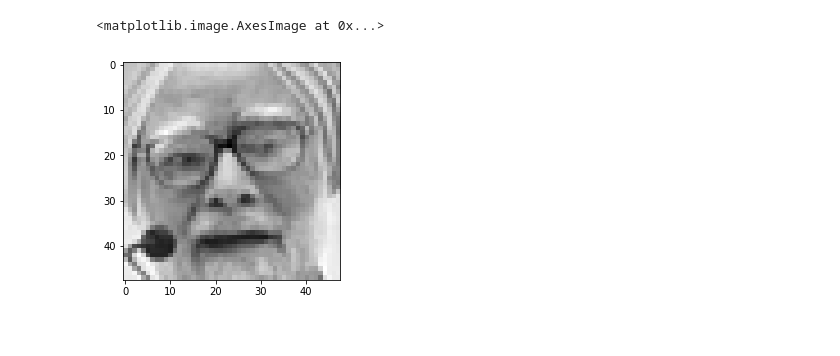
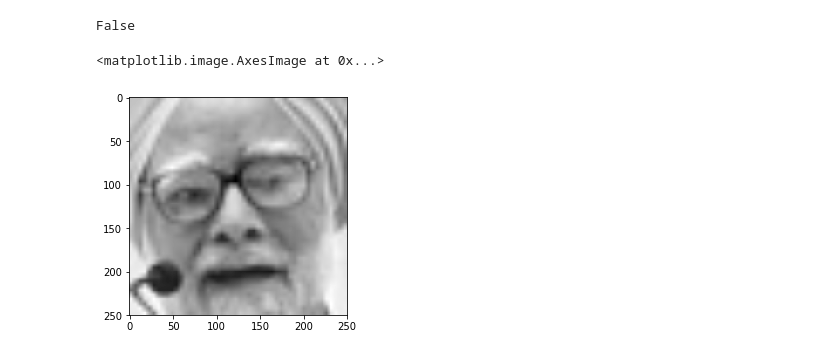
Before and after one commit to divyanshj16/EmotionDetection, a Jupyter notebook: resnet.ipynb, the cells around one changed output. Drawn from its saved outputs; the diff is of its cells as text; code cells hidden in the pictures.

```diff
--- a/resnet.ipynb
+++ b/resnet.ipynb
@@ -14,2 +24,2 @@ The autoreload extension is already loaded. To reload it, use:
 # %%
-X_train, y_train, X_val, y_val, X_test, y_test = get_emotion_data(scale=True)
+X_train, y_train, X_val, y_val, X_test, y_test = get_emotion_data(scale=False)
@@ -19,14 +27,14 @@ X_train, y_train, X_val, y_val, X_test, y_test = get_emotion_data(scale=True)
 def convert_shape(dfs): # convert images into 4d from 2d and viceversa
     ret_dfs = [0]*len(dfs)
     for i,df in enumerate(dfs):
-#         print(df.reshape(-1,48,48,1).shape)
-        temp = np.zeros((df.shape[0],48,48,3))
-#         print(temp.shape)
+        df2 = np.zeros((df.shape[0],200,200))
+        temp = np.zeros((df.shape[0],200,200,3))
         df = df.reshape(-1,48,48)
-#         print(temp[:,:,:,0].shape)
-        temp[:,:,:,0] = df
-        temp[:,:,:,1] = df
-        temp[:,:,:,2] = df
+        for j in range(df.shape[0]):
+            df2[j] = cv2.resize(df[j],(200,200))
+        temp[:,:,:,0] = df2
+        temp[:,:,:,1] = df2
+        temp[:,:,:,2] = df2
         print(temp.shape)
         ret_dfs[i] = temp
     return ret_dfs
@@ -73,4 +90,6 @@ datagen = ImageDataGenerator(
 
 # datagen.fit(X_train.reshape(-1,48,48,1))
 # %%
-# X_train,X_val,X_test = convert_shape([X_train,X_val,X_test])
+# since = time.time()
+X_train,X_val,X_test = convert_shape([X_train,X_val,X_test])
+# elapsed = time.time() - since
@@ -89,7 +134,11 @@ len(iter(dl))
+# %%
+(a[0][0,:,:,0]  != a[0][0,:,:,1]).any()
+# %% [output]
+False
 # %%
 img = X_train[1].reshape(48,48,3)
 img = cv2.resize(img,(250,250))
-plt.imshow(X_train[1,:,:,2],cmap='gray')
+plt.imshow(img[:,:,1],cmap='gray')
 # %% [output]
 <matplotlib.image.AxesImage at 0x...>
-[figure, old version]
+[figure, new version]
```
Also changed, not shown: parts of 31 cells of this notebook, 1 other file.
